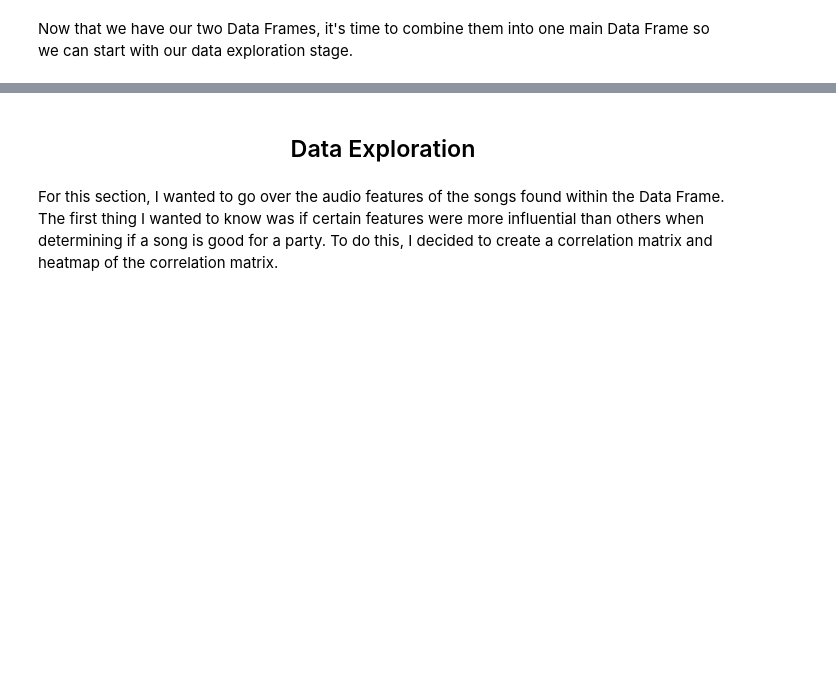
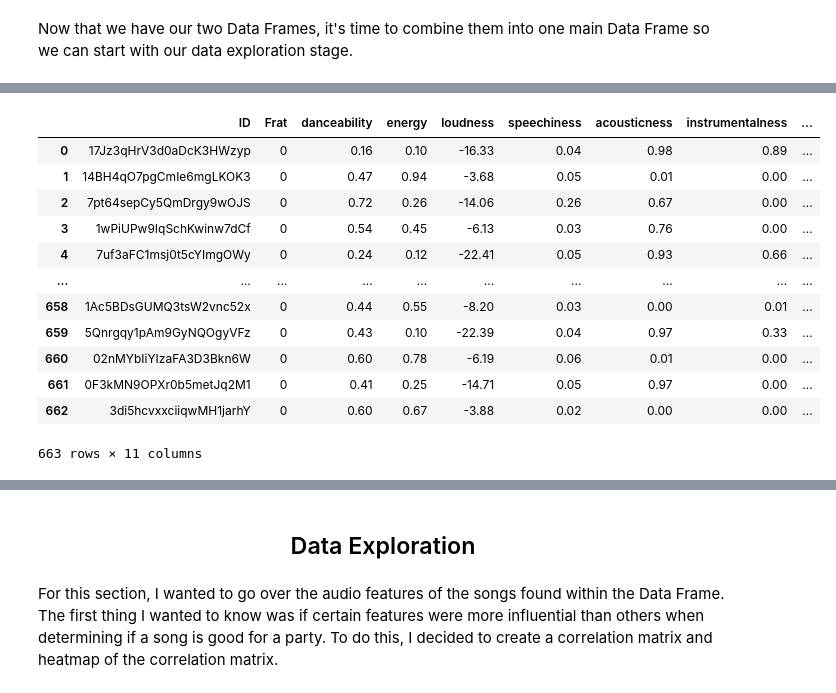
Before and after one commit to aleemv1/aleemv1.github.io, a Jupyter notebook: index.ipynb, the cells around one changed output, grey strips where cells are left out. Cells and saved outputs as stored; diff of their text form; code cells hidden in the pictures; blank space fills up the shorter version.

```diff
--- a/index.ipynb
+++ b/index.ipynb
@@ -175,6 +207,20 @@ df
 # %%
 #Bad df
-bdf
+display(bdf)
+# %% [output]
+|  | ID | Frat | danceability | energy | loudness | speechiness | acousticness | instrumentalness | ... |
+| 0 | 17Jz3qHrV3d0aDcK3HWzyp | 0 | 0.16 | 0.10 | -16.33 | 0.04 | 0.98 | 0.89 | ... |
+| 1 | 14BH4qO7pgCmIe6mgLKOK3 | 0 | 0.47 | 0.94 | -3.68 | 0.05 | 0.01 | 0.00 | ... |
+| 2 | 7pt64sepCy5QmDrgy9wOJS | 0 | 0.72 | 0.26 | -14.06 | 0.26 | 0.67 | 0.00 | ... |
+| 3 | 1wPiUPw9IqSchKwinw7dCf | 0 | 0.54 | 0.45 | -6.13 | 0.03 | 0.76 | 0.00 | ... |
+| 4 | 7uf3aFC1msj0t5cYImgOWy | 0 | 0.24 | 0.12 | -22.41 | 0.05 | 0.93 | 0.66 | ... |
+| ... | ... | ... | ... | ... | ... | ... | ... | ... | ... |
+| 658 | 1Ac5BDsGUMQ3tsW2vnc52x | 0 | 0.44 | 0.55 | -8.20 | 0.03 | 0.00 | 0.01 | ... |
+| 659 | 5Qnrgqy1pAm9GyNQOgyVFz | 0 | 0.43 | 0.10 | -22.39 | 0.04 | 0.97 | 0.33 | ... |
+| 660 | 02nMYbIiYIzaFA3D3Bkn6W | 0 | 0.60 | 0.78 | -6.19 | 0.06 | 0.01 | 0.00 | ... |
+| 661 | 0F3kMN9OPXr0b5metJq2M1 | 0 | 0.41 | 0.25 | -14.71 | 0.05 | 0.97 | 0.00 | ... |
+| 662 | 3di5hcvxxciiqwMH1jarhY | 0 | 0.60 | 0.67 | -3.88 | 0.02 | 0.00 | 0.00 | ... |
+663 rows × 11 columns
 # %%
 #Combine dfs
 df = df.append(bdf).reset_index(drop=True)
```
Also changed, not shown: parts of 41 cells of this notebook, 1 other file.
